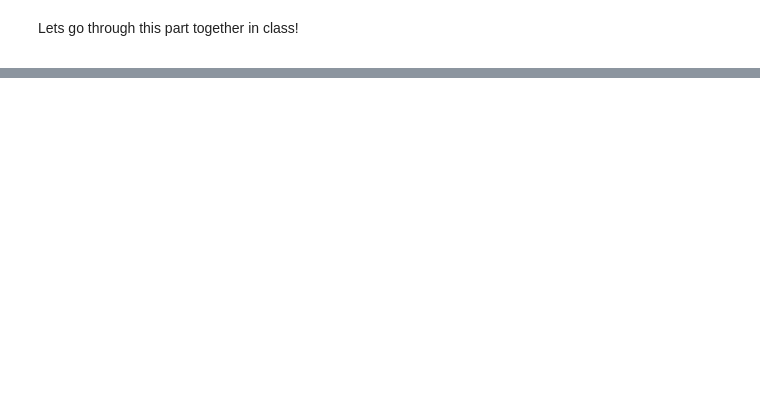
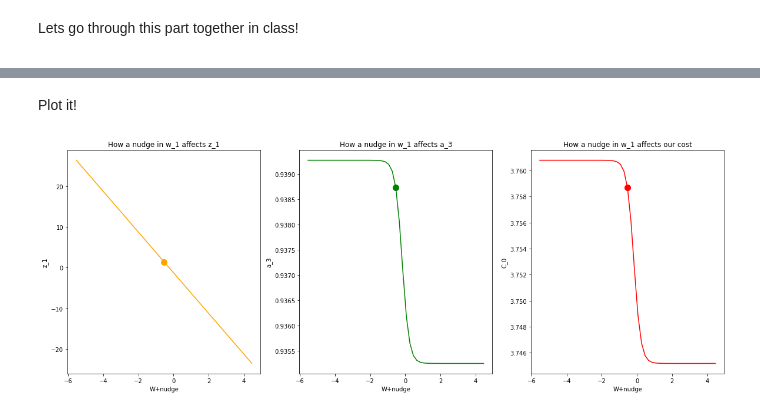
Before and after one commit to diego898/ds5440-fall-2020, a Jupyter notebook: nbs/NN-Walkthrough.ipynb, the cells around one changed output, grey strips where cells are left out. Drawn from its saved outputs; the diff is of its cells as text; code cells hidden in the pictures; blank space fills up the shorter version.

```diff
--- a/nbs/NN-Walkthrough.ipynb
+++ b/nbs/NN-Walkthrough.ipynb
@@ -748,0 +909,36 @@ Given our understanding above, what would happen if we only add a sigmoid at the
+# %%
+nudge = np.linspace(-5,5,51)
+z_1_nudged = (w_1 + nudge)*input + b_1
+a_1_nudged = sigmoid(z_1_nudged)
+
+z_2_nudged = w_2*a_1_nudged + b_2
+a_2_nudged = sigmoid(z_2_nudged)
+
+z_3_nudged = w_3*a_2_nudged + b_3
+a_3_nudged = sigmoid(z_3_nudged)
+
+cost_0_nudged = (a_3_nudged - output)**2
+# %% [markdown]
+Plot it!
+# %%
+fig, (ax1,ax2,ax3) = plt.subplots(1,3,figsize=(20,7),sharex=True)
+
+ax1.plot(w_1+nudge,z_1_nudged,c="orange");
+ax1.scatter(w_1,w_1*input+b_1,s=100,c='orange');
+ax1.set_xlabel('W+nudge');
+ax1.set_ylabel('z_1');
+ax1.set_title("How a nudge in w_1 affects z_1")
+
+ax2.plot(w_1+nudge, a_3_nudged,c='green');
+ax2.scatter(w_1,sigmoid(w_3*(sigmoid(w_2*sigmoid(w_1*input+b_1)+b_2))+b_3),s=100,c='green');
+ax2.set_xlabel('W+nudge');
+ax2.set_ylabel('a_3');
+ax2.set_title("How a nudge in w_1 affects a_3")
+
+ax3.plot(w_1+nudge, cost_0_nudged,c='red');
+ax3.scatter(w_1,(sigmoid(w_3*(sigmoid(w_2*sigmoid(w_1*input+b_1)+b_2))+b_3)-output)**2,s=100,c='red');
+ax3.set_xlabel('W+nudge');
+ax3.set_ylabel('C_0');
+ax3.set_title("How a nudge in w_1 affects our cost");
+# %% [output]
+[figure, added]
```
Also changed, not shown: parts of 87 cells of this notebook.
